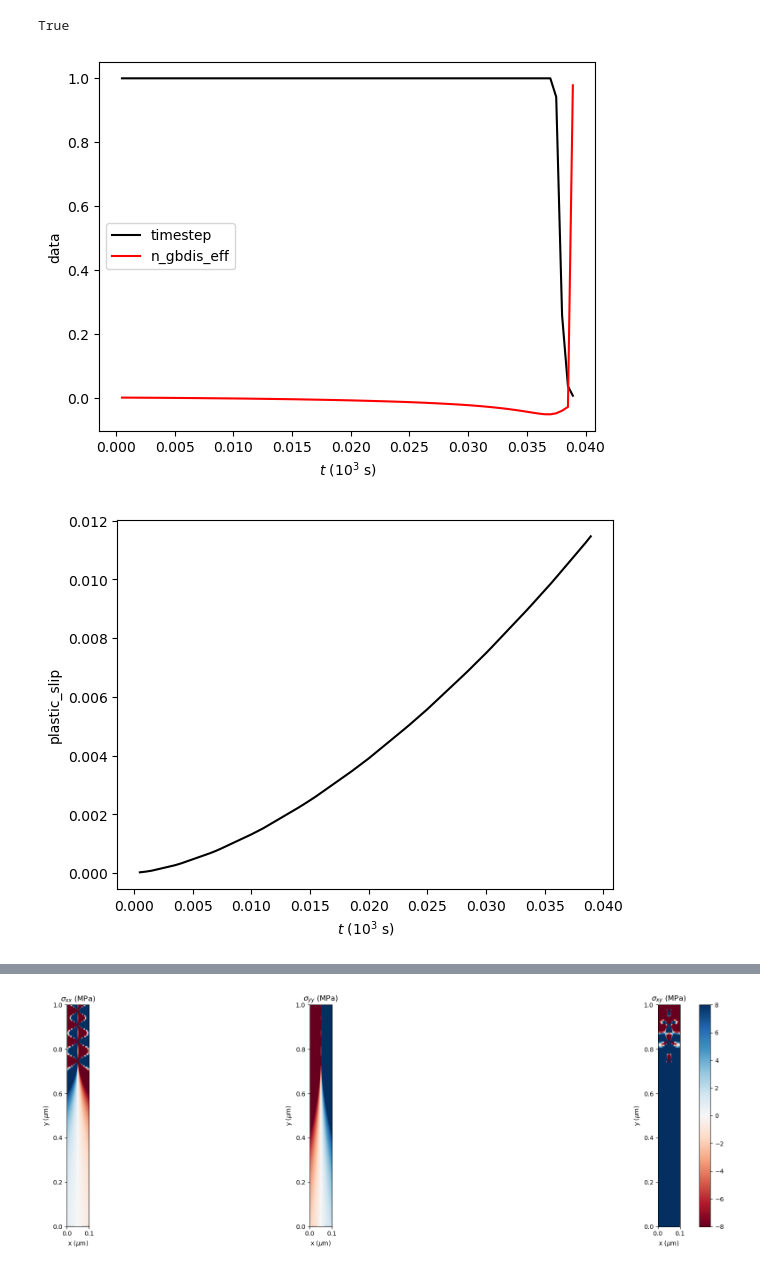
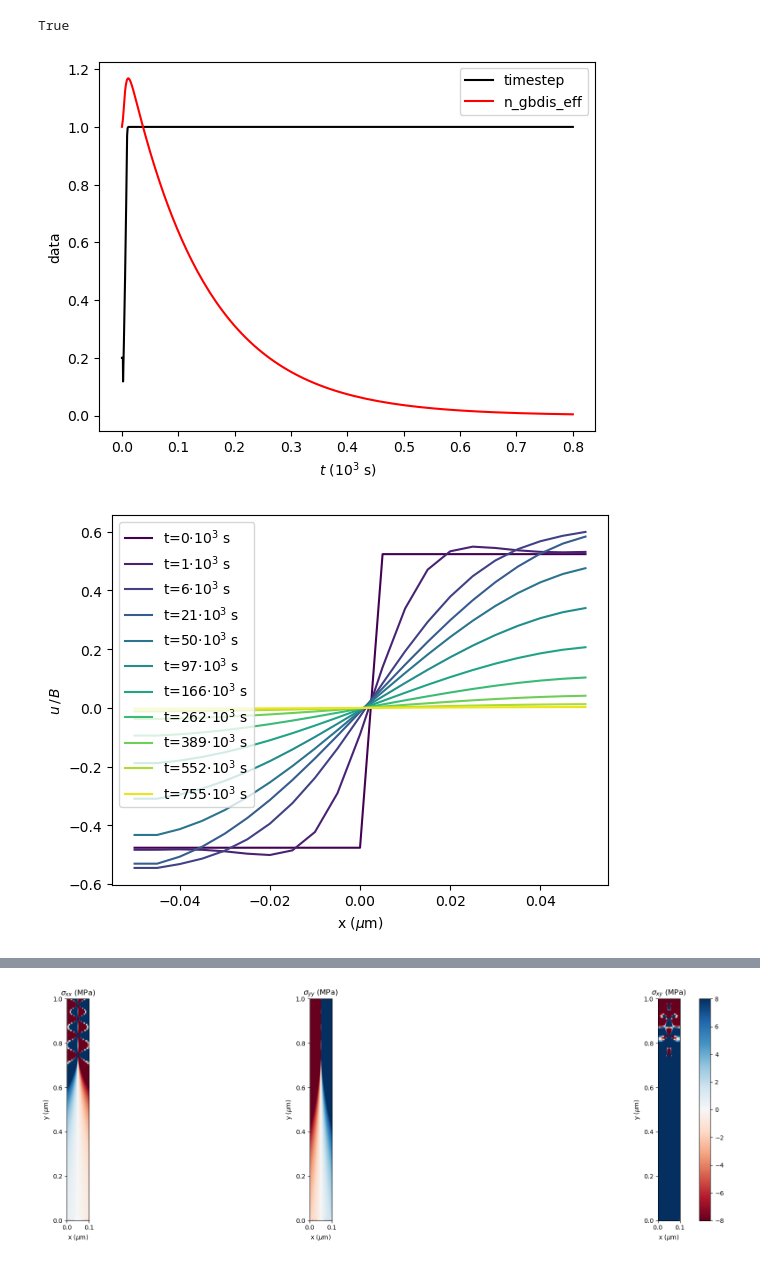
Before and after one commit to AHartmaier/pyLabDD, a Jupyter notebook: notebooks/gbdd_post.ipynb, the cells around one changed output, grey strips where cells are left out. Saved outputs shown, nothing was run; the diff lists cells and outputs as text; code cells hidden in the pictures.

```diff
--- a/notebooks/gbdd_post.ipynb
+++ b/notebooks/gbdd_post.ipynb
@@ -20,14 +20,15 @@ def force(xp, yp, by, tau0, B, C):
         fdis[j] = (C*hh - tau0)*B
     return fdis
 # %%
-gbdd = dd.GB_dislocations(from_file="../examples/gbdd/test_tau150_T900.h5")
+gbdd = dd.GB_dislocations(from_file="../examples/gbdd/Res-GB1/gb1_L1_N21_T900_dt5.h5")
 gbdd.plot_time_series(['timestep', 'n_gbdis_eff'])
-gbdd.plot_time_series("plastic_slip")
-gbdd.plot_time_series("plast_slip_rate")
-gbdd.plot_time_series("psr_av")
+#gbdd.plot_time_series("plastic_slip")
+#gbdd.plot_time_series("plast_slip_rate")
+#gbdd.plot_time_series("psr_av")
 gbdd.plot_field('displacement')
 gbdd.plot_field('bfield')  # , file="T900_Lgb10_short.pdf")
-gbdd.plot_pile_up()
+gbdd.plot_field('flux')
+#gbdd.plot_pile_up()
 # %% [output]
-[figure, old version]
+[figure, new version]
-[figure, old version]
+[figure, new version]
```
Also changed, not shown: parts of 1 cell of this notebook, 3 other files.
